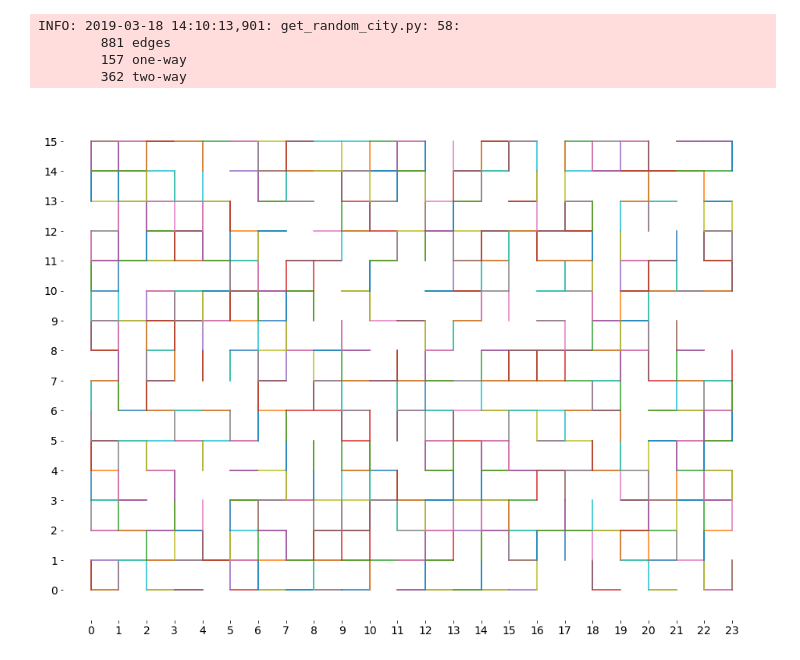
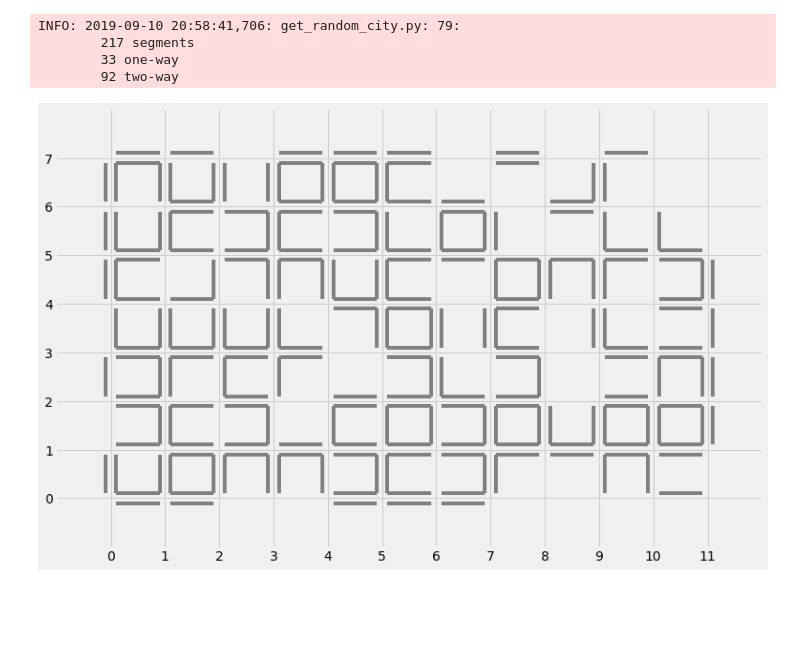
Before and after one commit to nikita-loik/route-inspection, a Jupyter notebook: simulation.ipynb, the cells around one changed output. Saved outputs shown, nothing was run; the diff lists cells and outputs as text; code cells hidden in the pictures; blank space fills up the shorter version.

Commit message:
Make visualisation map-like

```diff
--- a/simulation.ipynb
+++ b/simulation.ipynb
@@ -3,7 +3,9 @@ import sys
 
 import random
 import numpy as np
+import matplotlib
 import matplotlib.pyplot as plt
+plt.style.use('fivethirtyeight')
 
 import pandas as pd
 
@@ -26,15 +28,15 @@ random.seed(0)
 %autoreload 2
 # %%
 random_city = grc.get_random_city(
-    city_size=[24, 16],
+    city_size=[12, 8],
     frequencies=[0.3, 0.1, 0.1, 0.5]
 #     city_size=[3, 3],
 #     frequencies=[0., 0., 0., 1.]
     )
 grc.plot_area(random_city)
 # %% [output]
-INFO: 2019-03-18 14:10:13,901: get_random_city.py: 58:
-        881 edges
-        157 one-way
-        362 two-way
+INFO: 2019-09-10 20:58:41,706: get_random_city.py: 79:
+        217 segments
+        33 one-way
+        92 two-way
-[figure, old version]
+[figure, new version]
```
Also changed, not shown: parts of 9 cells of this notebook, 5 other files.
